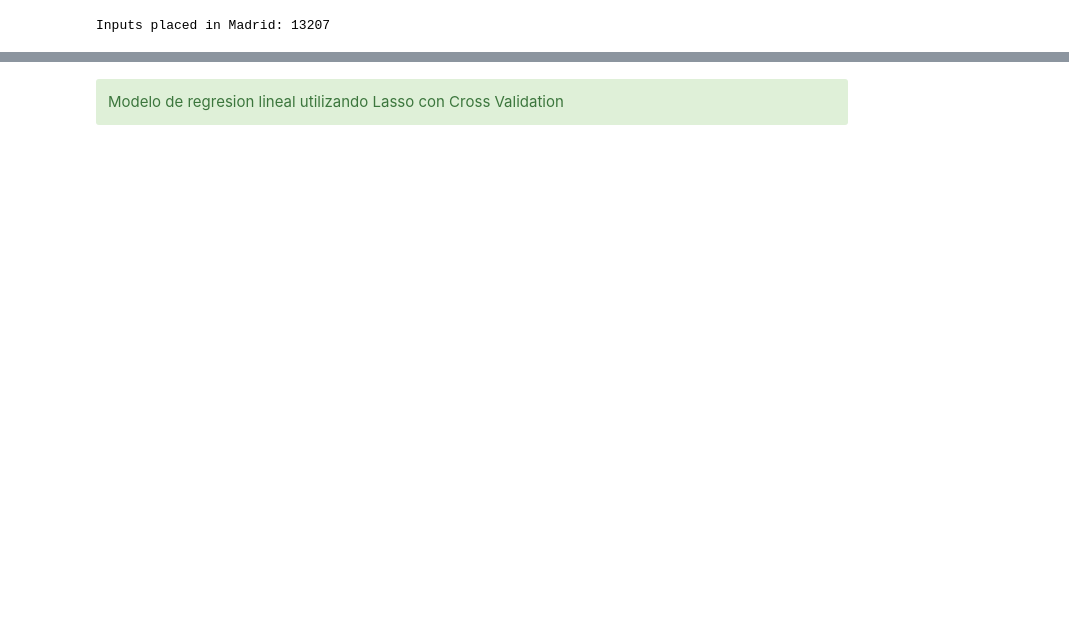
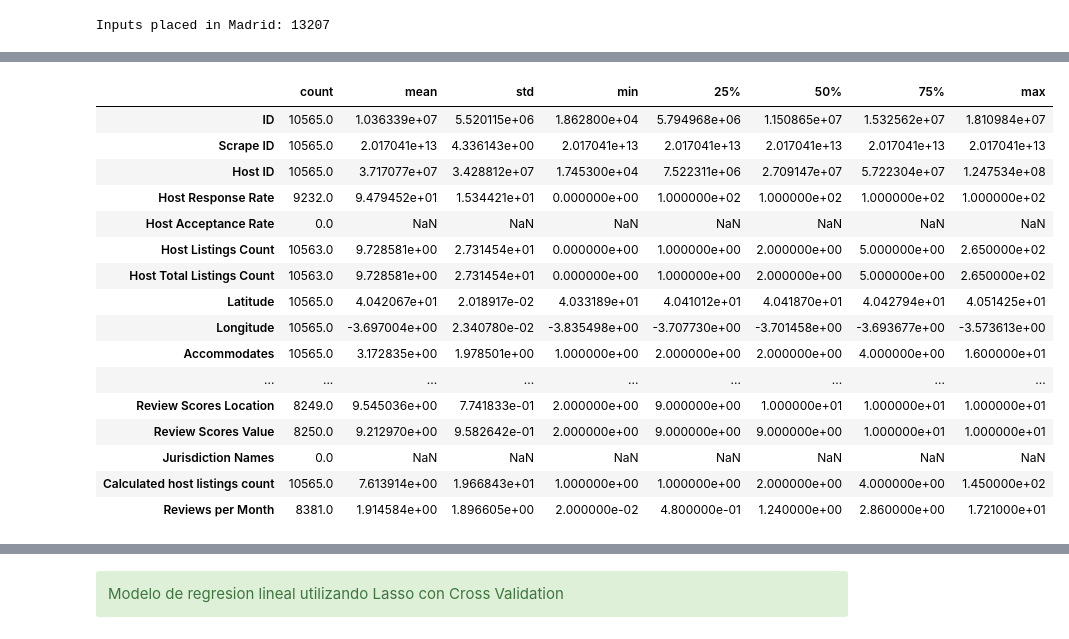
Before and after one commit to bernikrn/machine-learning-practica, a Jupyter notebook: ML_practica.ipynb, the cells around one changed output, grey strips where cells are left out. Drawn from its saved outputs; the diff is of its cells as text; code cells hidden in the pictures; blank space fills up the shorter version.

```diff
--- a/ML_practica.ipynb
+++ b/ML_practica.ipynb
@@ -61,0 +39,5 @@ airbnb.iloc[0:4,0:40].T
+# %%
+# Read train data from .csv file
+data_train = pd.read_csv('./train.csv', sep=';')
+pd.set_option('display.max_rows', 90)
+data_train.head(5).T
@@ -61,0 +62,20 @@ airbnb.iloc[0:4,0:40].T
+# %%
+data_train.describe().T
+# %% [output]
+|  | count | mean | std | min | 25% | 50% | 75% | max |
+| ID | 10565.0 | 1.036339e+07 | 5.520115e+06 | 1.862800e+04 | 5.794968e+06 | 1.150865e+07 | 1.532562e+07 | 1.810984e+07 |
+| Scrape ID | 10565.0 | 2.017041e+13 | 4.336143e+00 | 2.017041e+13 | 2.017041e+13 | 2.017041e+13 | 2.017041e+13 | 2.017041e+13 |
+| Host ID | 10565.0 | 3.717077e+07 | 3.428812e+07 | 1.745300e+04 | 7.522311e+06 | 2.709147e+07 | 5.722304e+07 | 1.247534e+08 |
+| Host Response Rate | 9232.0 | 9.479452e+01 | 1.534421e+01 | 0.000000e+00 | 1.000000e+02 | 1.000000e+02 | 1.000000e+02 | 1.000000e+02 |
+| Host Acceptance Rate | 0.0 | NaN | NaN | NaN | NaN | NaN | NaN | NaN |
+| Host Listings Count | 10563.0 | 9.728581e+00 | 2.731454e+01 | 0.000000e+00 | 1.000000e+00 | 2.000000e+00 | 5.000000e+00 | 2.650000e+02 |
+| Host Total Listings Count | 10563.0 | 9.728581e+00 | 2.731454e+01 | 0.000000e+00 | 1.000000e+00 | 2.000000e+00 | 5.000000e+00 | 2.650000e+02 |
+| Latitude | 10565.0 | 4.042067e+01 | 2.018917e-02 | 4.033189e+01 | 4.041012e+01 | 4.041870e+01 | 4.042794e+01 | 4.051425e+01 |
+| Longitude | 10565.0 | -3.697004e+00 | 2.340780e-02 | -3.835498e+00 | -3.707730e+00 | -3.701458e+00 | -3.693677e+00 | -3.573613e+00 |
+| Accommodates | 10565.0 | 3.172835e+00 | 1.978501e+00 | 1.000000e+00 | 2.000000e+00 | 2.000000e+00 | 4.000000e+00 | 1.600000e+01 |
+| ... | ... | ... | ... | ... | ... | ... | ... | ... |
+| Review Scores Location | 8249.0 | 9.545036e+00 | 7.741833e-01 | 2.000000e+00 | 9.000000e+00 | 1.000000e+01 | 1.000000e+01 | 1.000000e+01 |
+| Review Scores Value | 8250.0 | 9.212970e+00 | 9.582642e-01 | 2.000000e+00 | 9.000000e+00 | 9.000000e+00 | 1.000000e+01 | 1.000000e+01 |
+| Jurisdiction Names | 0.0 | NaN | NaN | NaN | NaN | NaN | NaN | NaN |
+| Calculated host listings count | 10565.0 | 7.613914e+00 | 1.966843e+01 | 1.000000e+00 | 1.000000e+00 | 2.000000e+00 | 4.000000e+00 | 1.450000e+02 |
+| Reviews per Month | 8381.0 | 1.914584e+00 | 1.896605e+00 | 2.000000e-02 | 4.800000e-01 | 1.240000e+00 | 2.860000e+00 | 1.721000e+01 |
```
Also changed, not shown: parts of 29 cells of this notebook.
